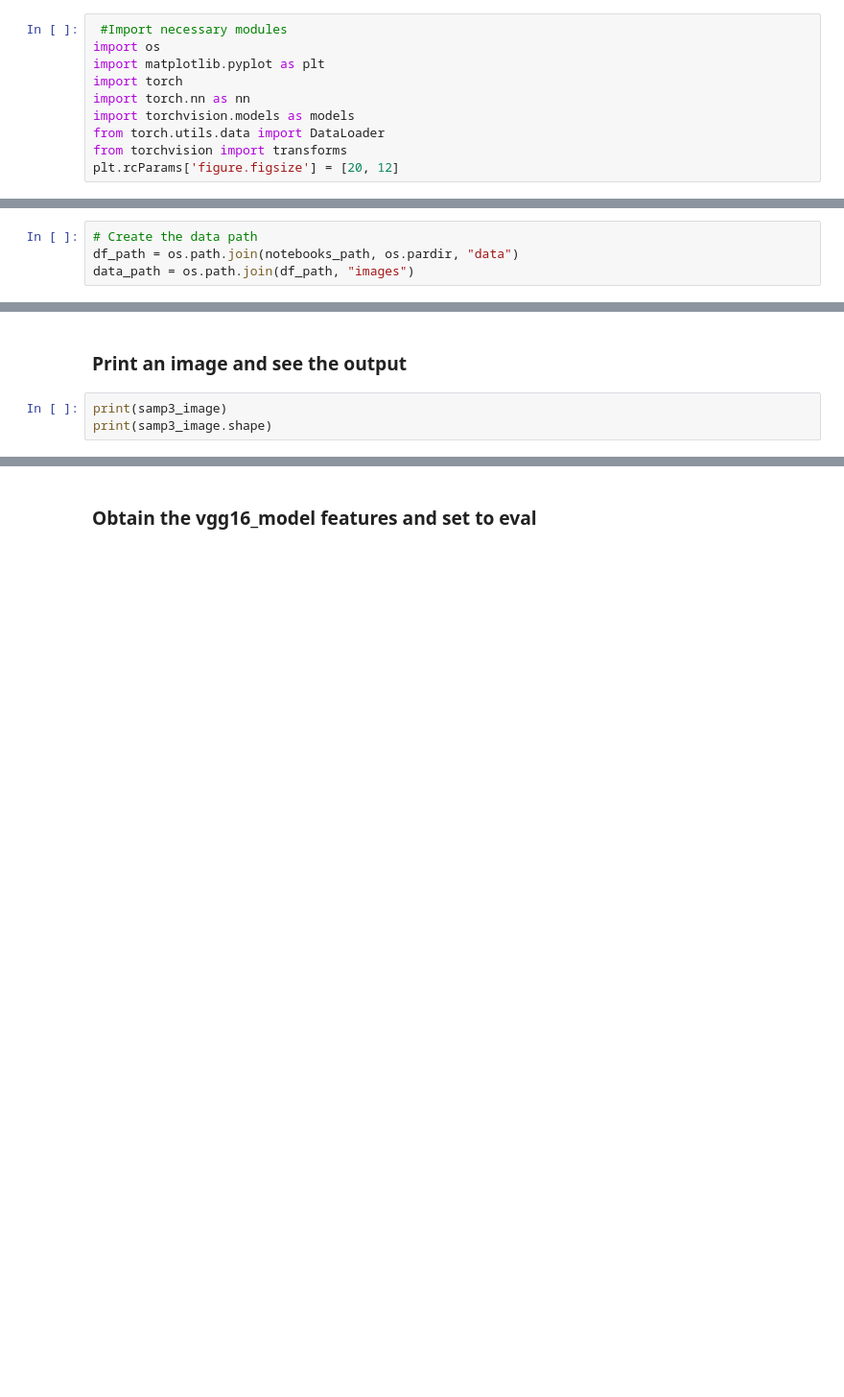
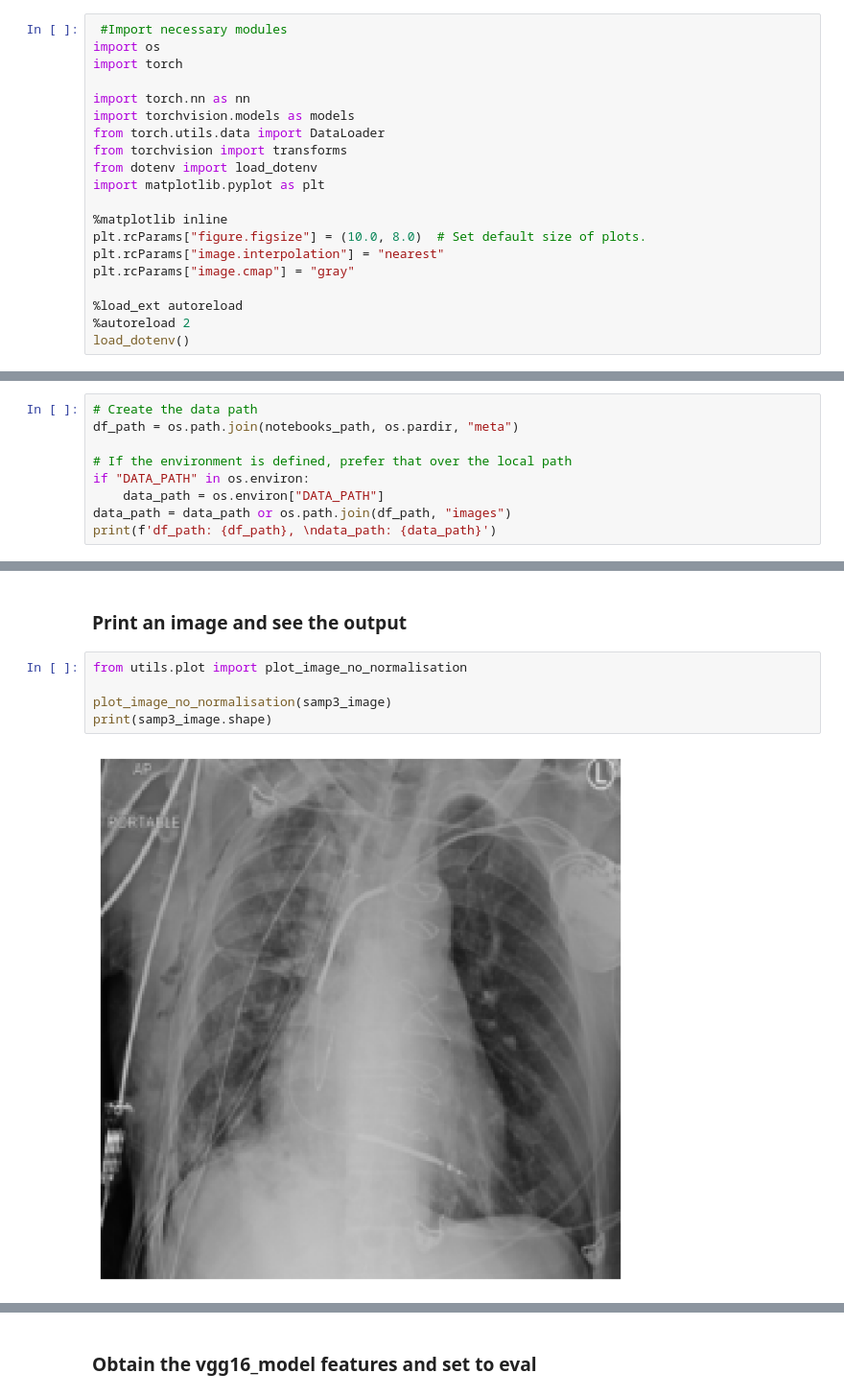
Before and after one commit to juanpajedrez/CS231N-Final-Proj, a Jupyter notebook: notebooks/features_extraction.ipynb, the cells around one changed output, grey strips where cells are left out. Shown: that part at 96% size. Cells and saved outputs as stored; diff of their text form; blank space fills up the shorter version.

```diff
--- a/notebooks/features_extraction.ipynb
+++ b/notebooks/features_extraction.ipynb
@@ -7,10 +7,20 @@ link: https://www.ncbi.nlm.nih.gov/pmc/articles/PMC6651749/
 # %%
  #Import necessary modules
 import os
-import matplotlib.pyplot as plt
 import torch
+
 import torch.nn as nn
 import torchvision.models as models
 from torch.utils.data import DataLoader
 from torchvision import transforms
-plt.rcParams['figure.figsize'] = [20, 12]
+from dotenv import load_dotenv
+import matplotlib.pyplot as plt
+
+%matplotlib inline
+plt.rcParams["figure.figsize"] = (10.0, 8.0)  # Set default size of plots.
+plt.rcParams["image.interpolation"] = "nearest"
+plt.rcParams["image.cmap"] = "gray"
+
+%load_ext autoreload
+%autoreload 2
+load_dotenv()
@@ -43,5 +55,10 @@ from utils import CXReader, DfReader
 ### Set the data path
 # %%
 # Create the data path
-df_path = os.path.join(notebooks_path, os.pardir, "data")
-data_path = os.path.join(df_path, "images")
+df_path = os.path.join(notebooks_path, os.pardir, "meta")
+
+# If the environment is defined, prefer that over the local path
+if "DATA_PATH" in os.environ:
+    data_path = os.environ["DATA_PATH"]
+data_path = data_path or os.path.join(df_path, "images")
+print(f'df_path: {df_path}, \ndata_path: {data_path}')
@@ -120,6 +152,9 @@ It can iterate through all batches
 # %% [markdown]
 ### Print an image and see the output
 # %%
-print(samp3_image)
+from utils.plot import plot_image_no_normalisation
+
+plot_image_no_normalisation(samp3_image)
 print(samp3_image.shape)
 # %% [output]
+[figure, added]
```
Also changed, not shown: parts of 6 cells of this notebook, 9 other files.
